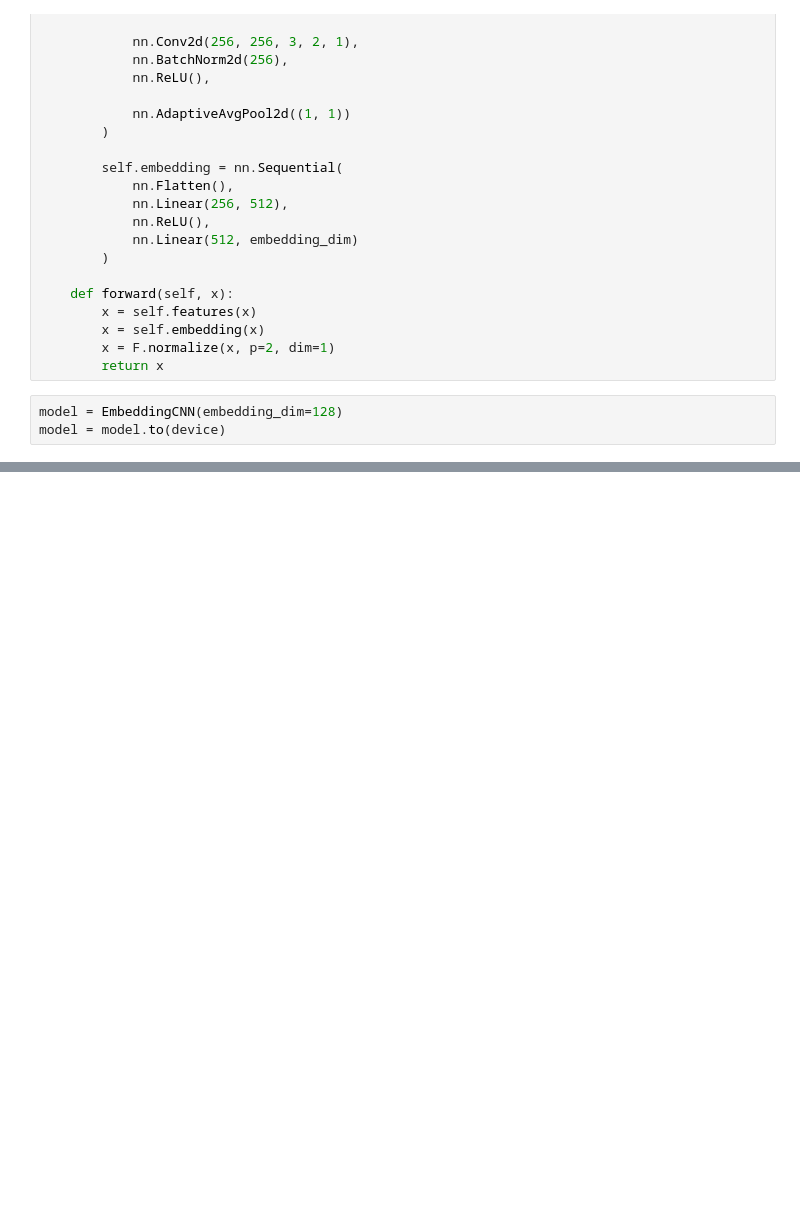
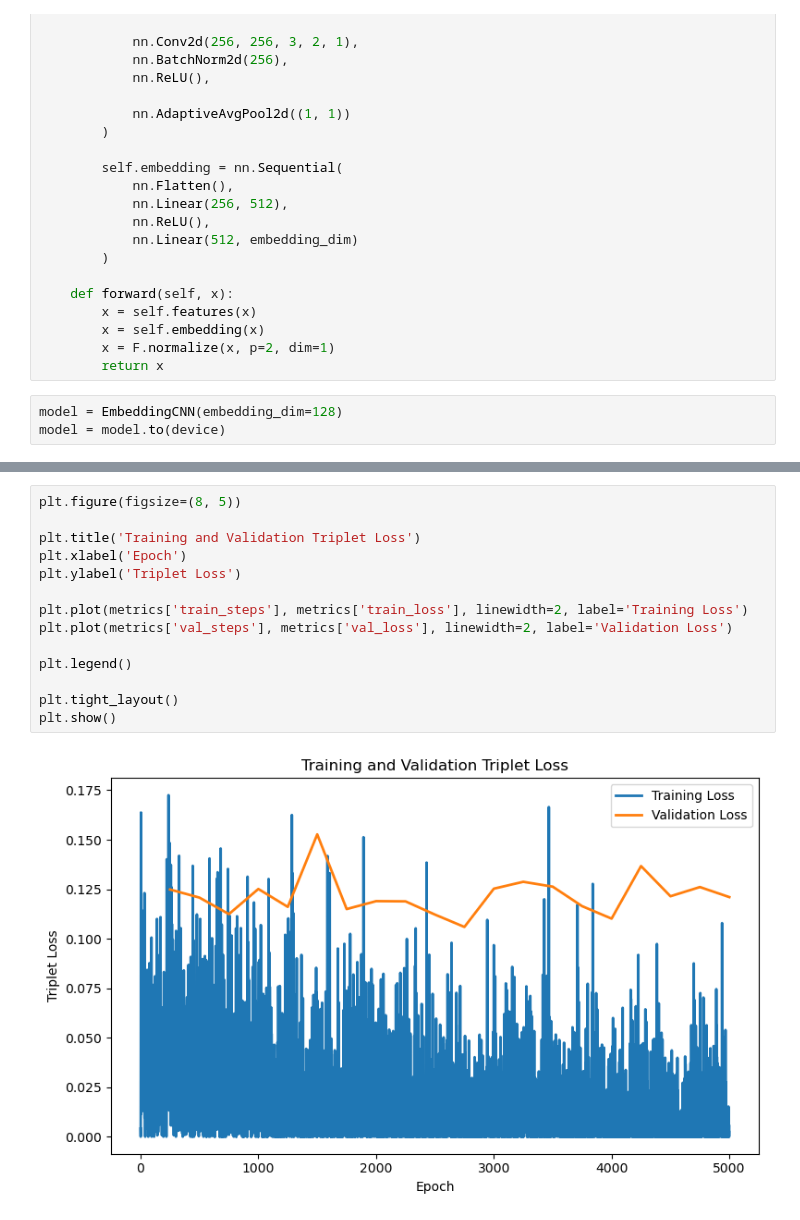
Before and after one commit to majasakovic/ML_projekat, a Jupyter notebook: notebooks/03_metric_learning.ipynb, the cells around one changed output, grey strips where cells are left out. Drawn from its saved outputs; the diff is of its cells as text; blank space fills up the shorter version.

```diff
--- a/notebooks/03_metric_learning.ipynb
+++ b/notebooks/03_metric_learning.ipynb
@@ -241,0 +340,16 @@ model = model.to(device)
+# %%
+plt.figure(figsize=(8, 5))
+
+plt.title('Training and Validation Triplet Loss')
+plt.xlabel('Epoch')
+plt.ylabel('Triplet Loss')
+
+plt.plot(metrics['train_steps'], metrics['train_loss'], linewidth=2, label='Training Loss')
+plt.plot(metrics['val_steps'], metrics['val_loss'], linewidth=2, label='Validation Loss')
+
+plt.legend()
+
+plt.tight_layout()
+plt.show()
+# %% [output]
+[figure, added]
```
Also changed, not shown: parts of 2 cells of this notebook.
